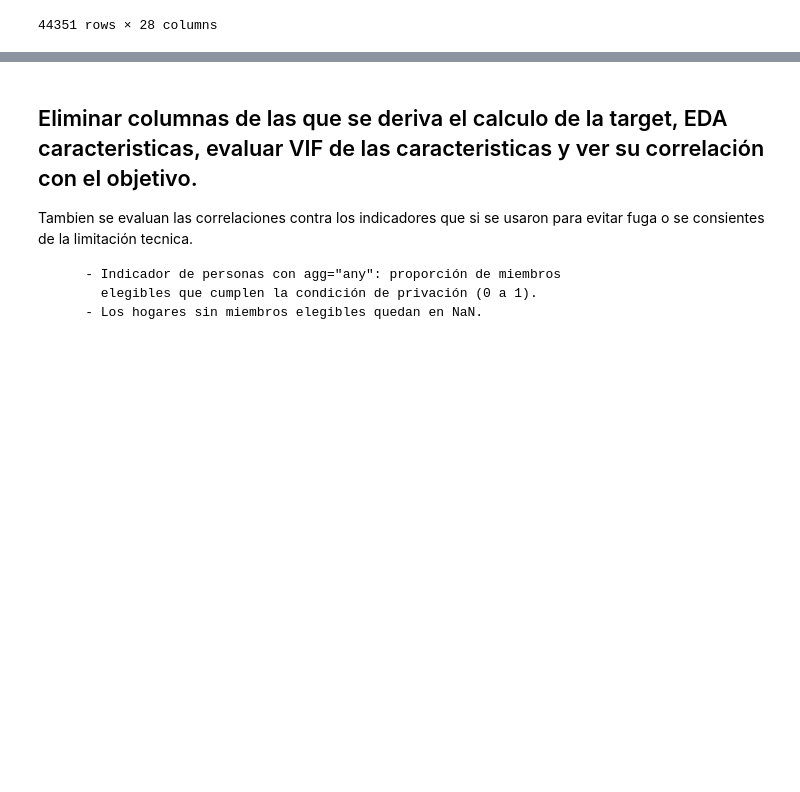
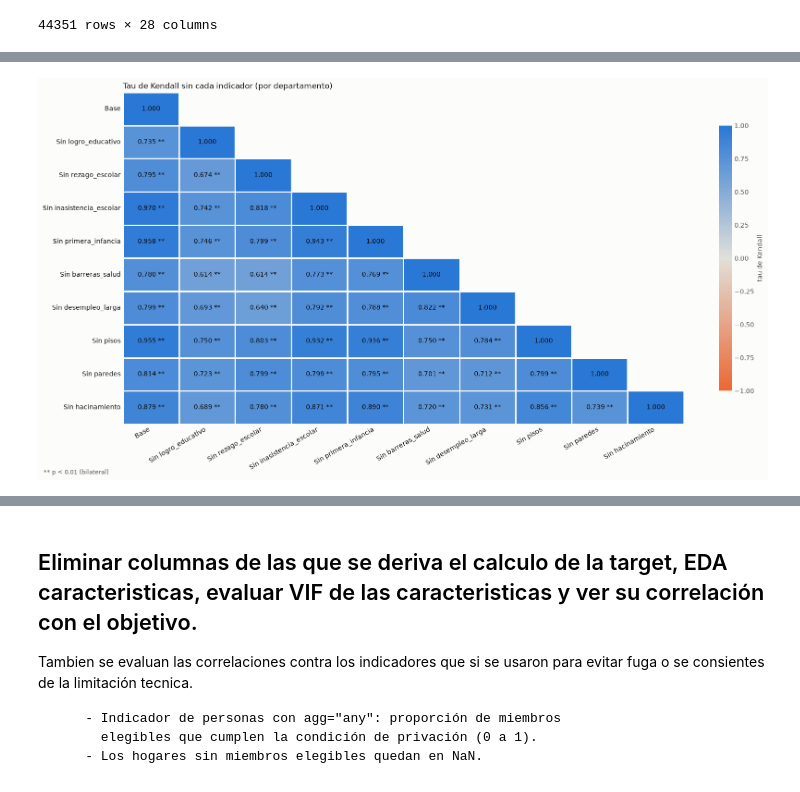
Before and after one commit to juanpablocarrillohortua/Multidimesional_poverty_in_Colombia, a Jupyter notebook: notebooks/eda_consolidate.ipynb, the cells around one changed output, grey strips where cells are left out. Cells and saved outputs as stored; diff of their text form; code cells hidden in the pictures; blank space fills up the shorter version.

```diff
--- a/notebooks/eda_consolidate.ipynb
+++ b/notebooks/eda_consolidate.ipynb
@@ -672,0 +789,10 @@ DF_SIZES
+# %%
+train_val = train_dep[train_dep["P1_DEPARTAMENTO"].isin(validos)]
+w = ipm.w_
+
+esq_ind = IPM.esquemas_sin_indicador(w, ipm.indicadores_)
+tau_ind, p_ind, m0_ind = IPM.kendall_esquemas(train_val, esq_ind, grupo="P1_DEPARTAMENTO")
+
+fig = IPM.grafico_kendall(tau_ind, p_ind, titulo="Tau de Kendall sin cada indicador (por departamento)")
+# %% [output]
+[figure, added]
```
Also changed, not shown: parts of 25 cells of this notebook, 1 other file.
